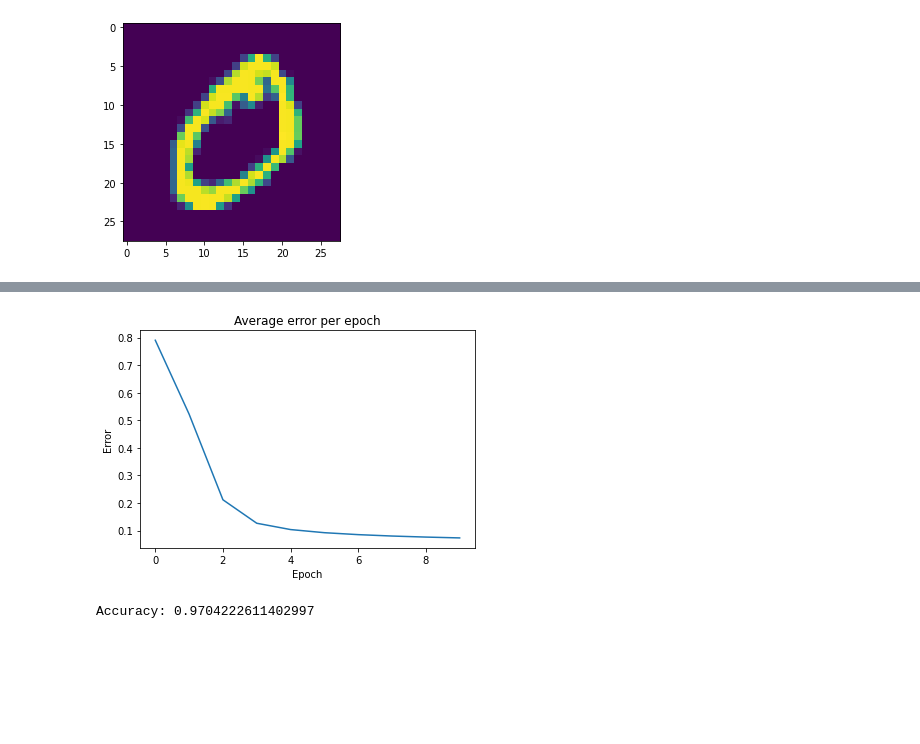
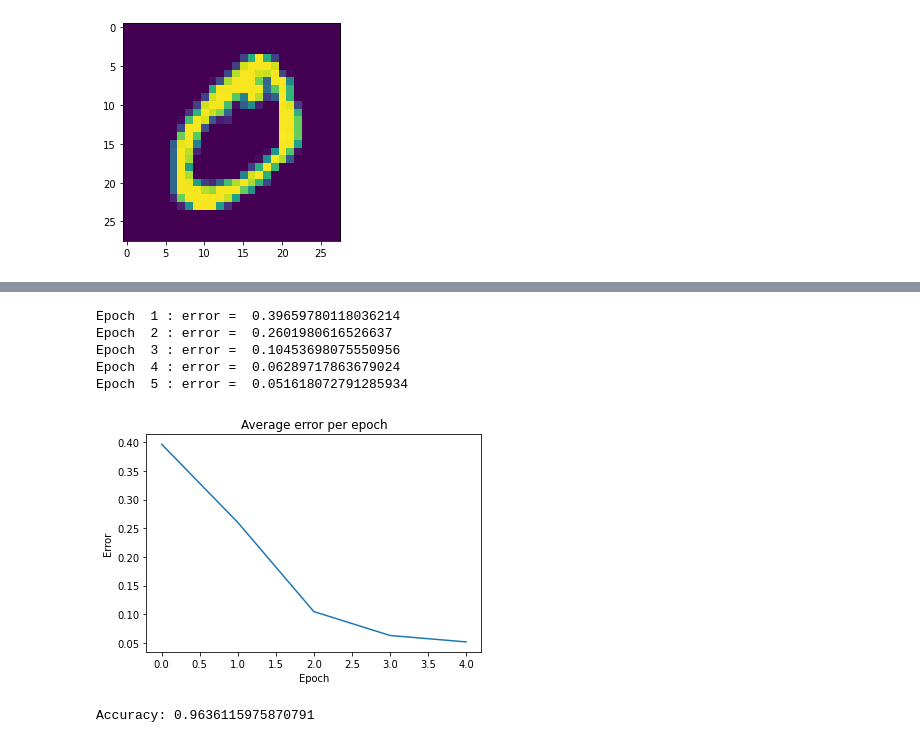
Before and after one commit to thommann/ItRL, a Jupyter notebook: Lab1/Lab1_MLP.ipynb, the cells around one changed output, grey strips where cells are left out. Drawn from its saved outputs; the diff is of its cells as text; code cells hidden in the pictures; blank space fills up the shorter version.

Commit message:
Exercises 2&3

```diff
--- a/Lab1/Lab1_MLP.ipynb
+++ b/Lab1/Lab1_MLP.ipynb
@@ -194,13 +189,24 @@ class Network:
     # W2: Number of columns (input) needs to be equal to the number of neurons
     #     of the hidden layer. Number of rows (output) should be equal to the
     #     number of digits we wish to find (classification).
-    def __init__(self):
-        self.W1 = np.random.uniform(0, 1, (n_hidden_layer, n_input_layer))
-        self.W2 = np.random.uniform(0, 1, (n_output_layer, n_hidden_layer))
+    def __init__(self, initialization="uniform"):
 
-        # The following normalises the random weights so that the sum of each row =1
-        self.W1 = np.divide(self.W1, np.matlib.repmat(np.sum(self.W1, 1)[:, None], 1, n_input_layer))
-        self.W2 = np.divide(self.W2, np.matlib.repmat(np.sum(self.W2, 1)[:, None], 1, n_hidden_layer))
+        if initialization == "uniform":
+            self.W1 = np.random.uniform(0, 1, (n_hidden_layer, n_input_layer))
+            self.W2 = np.random.uniform(0, 1, (n_output_layer, n_hidden_layer))
+
+            # The following normalises the random weights so that the sum of each row =1
+            self.W1 = np.divide(self.W1, np.matlib.repmat(np.sum(self.W1, 1)[:, None], 1, n_input_layer))
+            self.W2 = np.divide(self.W2, np.matlib.repmat(np.sum(self.W2, 1)[:, None], 1, n_hidden_layer))
+
+        elif initialization == "xavier":
+            # Xavier initialization
+            self.W1 = np.random.normal(0, 1, (n_hidden_layer, n_input_layer))
+            self.W2 = np.random.normal(0, 1, (n_output_layer, n_hidden_layer))
+
+            self.W1 = self.W1 * np.sqrt(1/n_input_layer)
+            self.W2 = self.W2 * np.sqrt(1/n_hidden_layer)
+
         # Initialize the biases
         self.bias_W1 = np.zeros((n_hidden_layer,))
         self.bias_W2 = np.zeros((n_output_layer,))
@@ -310,22 +310,31 @@ Epoch  10 : error =  0.07321307991963565
+# %%
+network = Network()
+
+errors = train_network(network)
+# %% [output]
+Epoch  1 : error =  0.39659780118036214
+Epoch  2 : error =  0.2601980616526637
+Epoch  3 : error =  0.10453698075550956
+Epoch  4 : error =  0.06289717863679024
+Epoch  5 : error =  0.051618072791285934
 # %%
-# Plot the performance
-plt.plot(errors)
-plt.xlabel('Epoch')
-plt.ylabel('Error')
-plt.title('Average error per epoch')
-plt.show()
+def plot_errors(_errors):
+    plt.plot(_errors)
+    plt.xlabel('Epoch')
+    plt.ylabel('Error')
+    plt.title('Average error per epoch')
+    plt.show()
-# %% [output]
-[figure, removed]
+# %%
+# Plot the performance
+plot_errors(errors)
+# %% [output]
+[figure, added]
 # %%
-# Exercise 1
+def calculate_accuracy(_network):
+    correct = 0
+    for x, y in zip(x_test, y_test):
+        _, _, result = _network.forward(x)
+        if np.all(np.equal(result, y)):
+            correct += 1
 
-correct = 0
-for x, y in zip(x_test, y_test):
-    _, _, result = network.forward(x)
-    if np.all(np.equal(result, y)):
-        correct += 1
-
-accuracy = correct / len(x_test)
-print(f"Accuracy: {accuracy}")
+    return correct / len(x_test)
-# %% [output]
-Accuracy: 0.9704222611402997
@@ -333,0 +341,8 @@ Accuracy: 0.9704222611402997
+# %%
+
+# Exercise 1
+accuracy = calculate_accuracy(network)
+
+print(f"Accuracy: {accuracy}")
+# %% [output]
+Accuracy: 0.9636115975870791
```
Also changed, not shown: parts of 7 cells of this notebook.
